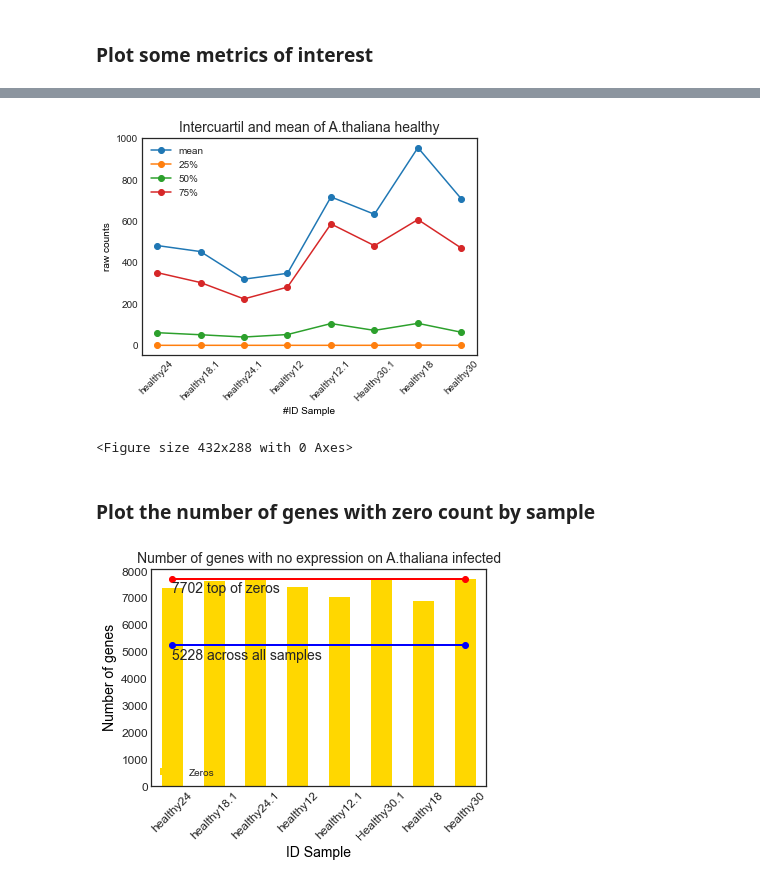
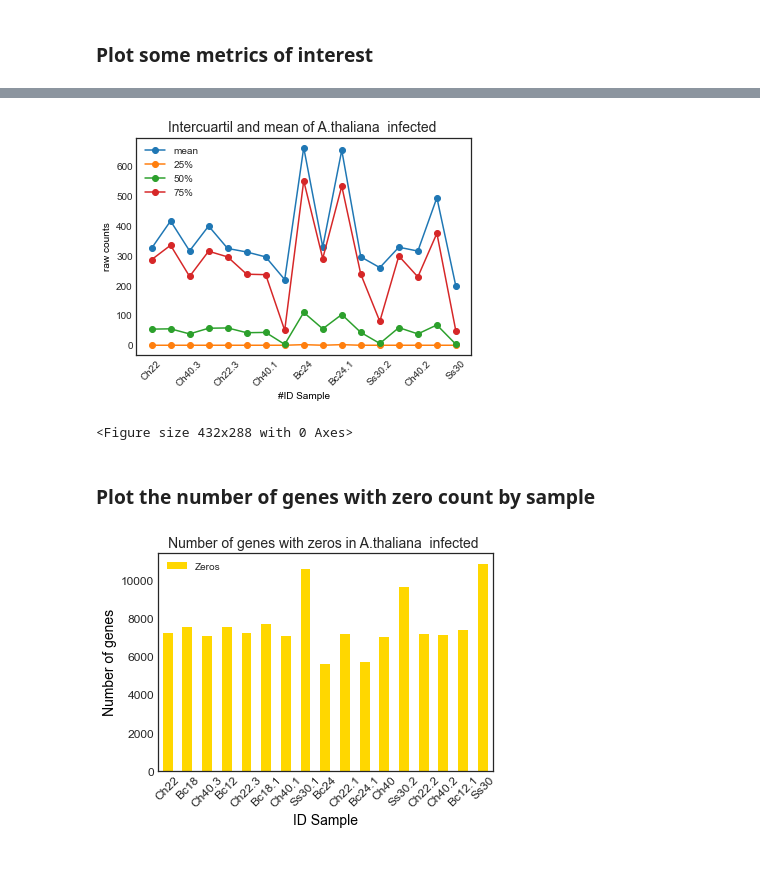
Before and after one commit to cyntsc/meta-analisis-athal, a Jupyter notebook: notebooks/1_stats_raw_counts.ipynb, the cells around one changed output, grey strips where cells are left out. Drawn from its saved outputs; the diff is of its cells as text; code cells hidden in the pictures.

```diff
--- a/notebooks/1_stats_raw_counts.ipynb
+++ b/notebooks/1_stats_raw_counts.ipynb
@@ -22,17 +22,24 @@ import glob
 # Set some initial configuration
 pd.set_option("display.precision", 3)
 # %%
+#  @dir_to_parse        Set the folder to be parse (the raw count must to be there)
+#  @general_titles      This var is used to label the plots and save the temporary files.
+
+###   Here I am retrieving the healthy datasets
+#dir_to_parse='athal1_htseq-counts/'
+#general_titles="healthy"
+
+###   Here I am retrieving the infected datasets
+dir_to_parse='athal3_htseq-counts/'
+general_titles=" infected "
+
 try:
     # Change the current working Directory to the quantification dir
-    #os.chdir("/home/cyntsc/Proyectos/athal1_htseq-counts/")
-    os.chdir("/home/cyntsc/Proyectos/tesis-code/meta-xtrome-analysis/athal1_htseq-counts")
+    os.chdir("/home/cyntsc/Proyectos/tesis-code/meta-xtrome-analysis/"+dir_to_parse)
     print("Directory changed")
 except OSError:
     print("Can't change the Current Working Directory")
 s_path=os.getcwd()
 print(s_path)
-
-#athal3_htseq-counts/   infected
-#athal1_htseq-counts/   healthy
 # %% [output]
 Directory changed
@@ -98,7 +98,7 @@ for file in glob.glob("SRR*"):
         df_stats.loc['Zeros'] = [genes_in_cero['Counts']]      # adding a row
         df_stats.loc['sample'] = [file]                        # adding a row
         print(df_stats)            # print(df_stats.columns)
-        df_stats.to_csv('../results-data/statistics/tmp/'+str(file)+'_raw_healthy_stats.csv', sep='\t')
+        df_stats.to_csv('../results-data/statistics/tmp/'+str(file)+'_raw_'+ general_titles +'_stats.csv', sep='\t')
     except:
         pass # doing nothing on exception, not processed because it is already pre-processed"
 # %% [output]
@@ -123,6 +123,6 @@ sample  SRR3383821
 ### Here all statistic files (previously generated) will be integrated in one file to plot it later
 # %%
 # if you want to check the files to be processed before to run the code
-for file in glob.glob("../results-data/statistics/tmp/*_raw_healthy_stats.csv"):
+for file in glob.glob('../results-data/statistics/tmp/*_raw_'+ general_titles +'_stats.csv'):
     print(file)
 # %% [output]
@@ -137,7 +146,7 @@ for file in glob.glob("../results-data/statistics/tmp/*_raw_healthy_stats.csv"):
 # %%
 bfirst_file=True
-for file in glob.glob("../results-data/statistics/tmp/*_raw_healthy_stats.csv"):
-    print(file)
+for file in glob.glob('../results-data/statistics/tmp/*_raw_'+ general_titles +'_stats.csv'):
+    #print(file)
     df_tmp=pd.read_csv(file, sep='\t', header=None, index_col=False)
     #print(df_tmp)
     # transpose df
@@ -297,31 +297,31 @@ merged_df.plot(x='ID', y=['mean','25%','50%','75%'], kind='line',marker='o')   #
 plt.xlabel('#ID Sample',color='black')
 plt.xticks(rotation=45)
 plt.ylabel('raw counts',color='black')
-plt.title('Intercuartil and mean of A.thaliana healthy', fontsize=14)
+plt.title('Intercuartil and mean of A.thaliana ' + general_titles, fontsize=14)
 plt.legend(loc=0)
 plt.show()
-plt.savefig("../results-data/statistics/athal_healthy_raw_stats.png")
+plt.savefig('../results-data/statistics/athal_' + general_titles + '_raw_stats.png')
 # %% [output]
-[figure, old version]
+[figure, new version]
 <Figure size 432x288 with 0 Axes>
 # %% [markdown]
 ### Plot the number of genes with zero count by sample
 # %%
 # More plots
 merged_df.plot(x='ID', y='Zeros', kind='bar', color='gold',fontsize=12)
 plt.xlabel('ID Sample',color='black',fontsize=14)
 plt.xticks(rotation=45)
 plt.ylabel('Number of genes',color='black',fontsize=14)
-plt.title('Number of genes with no expression on A.thaliana infected', fontsize=14)
+plt.title('Number of genes with zeros in A.thaliana ' + general_titles, fontsize=14)
 #plt.legend(loc=1)
 
 ## add arbitrary lines to canvas
-plt.plot([0, 7], [7702, 7702], 'k-', lw=2, color='red',marker = 'o')
-plt.plot([0, 7], [5228, 5228], 'k-', lw=2, color='blue',marker = 'o')
-plt.text(0, 7200, "7702 top of zeros", fontsize=14)
-plt.text(0, 4700, "5228 across all samples", fontsize=14)
+#plt.plot([0, 7], [7702, 7702], 'k-', lw=2, color='red',marker = 'o')
+#plt.plot([0, 7], [5228, 5228], 'k-', lw=2, color='blue',marker = 'o')
+#plt.text(0, 7200, "7702 top of zeros", fontsize=14)
+#plt.text(0, 4700, "5228 across all samples", fontsize=14)
 
 plt.show()
 #plt.savefig("all_infected_num_zeros.png")
 # %% [output]
-[figure, old version]
+[figure, new version]
```
Also changed, not shown: parts of 13 cells of this notebook, 40 other files.
